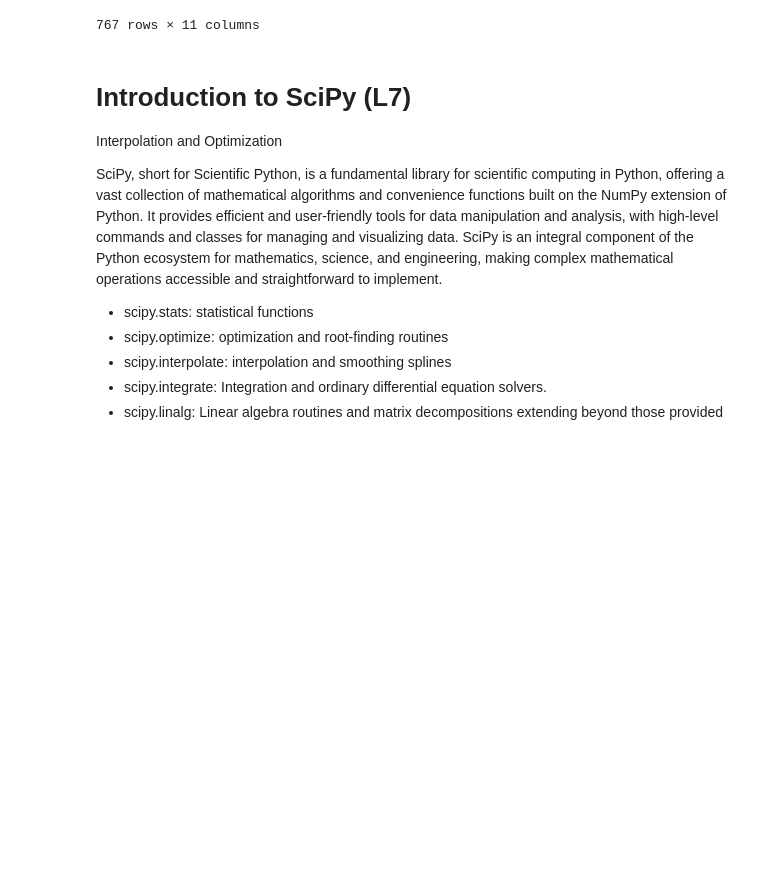
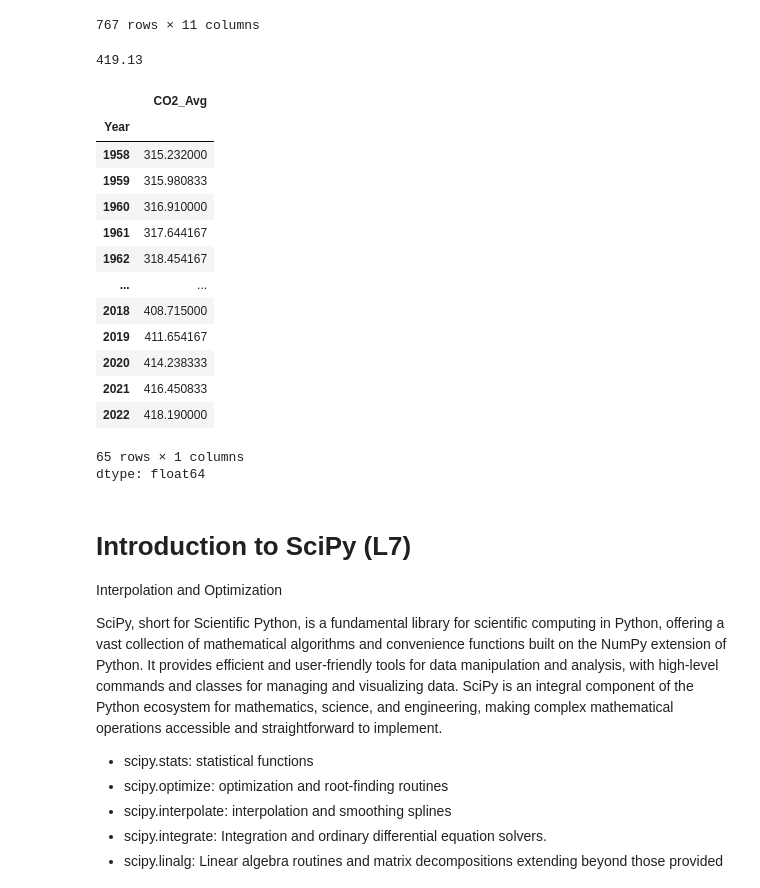
Before and after one commit to jayasuneja/FWE458_Spring25, a Jupyter notebook: FWE458_LectureNotes.ipynb, the cells around one changed output. Drawn from its saved outputs; the diff is of its cells as text; code cells hidden in the pictures; blank space fills up the shorter version.

```diff
--- a/FWE458_LectureNotes.ipynb
+++ b/FWE458_LectureNotes.ipynb
@@ -1191,6 +1191,30 @@ DF
 | 765 | 2021 | 12 | 2021.9583 | 416.71 | 417.44 | 28 | 0.48 | MaunaLoa | 59.840183 | ... |
 | 766 | 2022 | 1 | 2022.0417 | 418.19 | 417.87 | 29 | 0.75 | MaunaLoa | 61.320183 | ... |
 767 rows × 11 columns
+# %%
+DF.describe()
+DF["CO2_Avg"].max()
+# %% [output]
+419.13
+# %%
+DF_g = DF.groupby("Year")["CO2_Avg"].mean()
+DF_g
+# %% [output]
+|  | CO2_Avg |
+| Year |  |
+| 1958 | 315.232000 |
+| 1959 | 315.980833 |
+| 1960 | 316.910000 |
+| 1961 | 317.644167 |
+| 1962 | 318.454167 |
+| ... | ... |
+| 2018 | 408.715000 |
+| 2019 | 411.654167 |
+| 2020 | 414.238333 |
+| 2021 | 416.450833 |
+| 2022 | 418.190000 |
+65 rows × 1 columns
+dtype: float64
 # %% [markdown]
 # Introduction to SciPy (L7)
 
```
Also changed, not shown: parts of 7 cells of this notebook.
